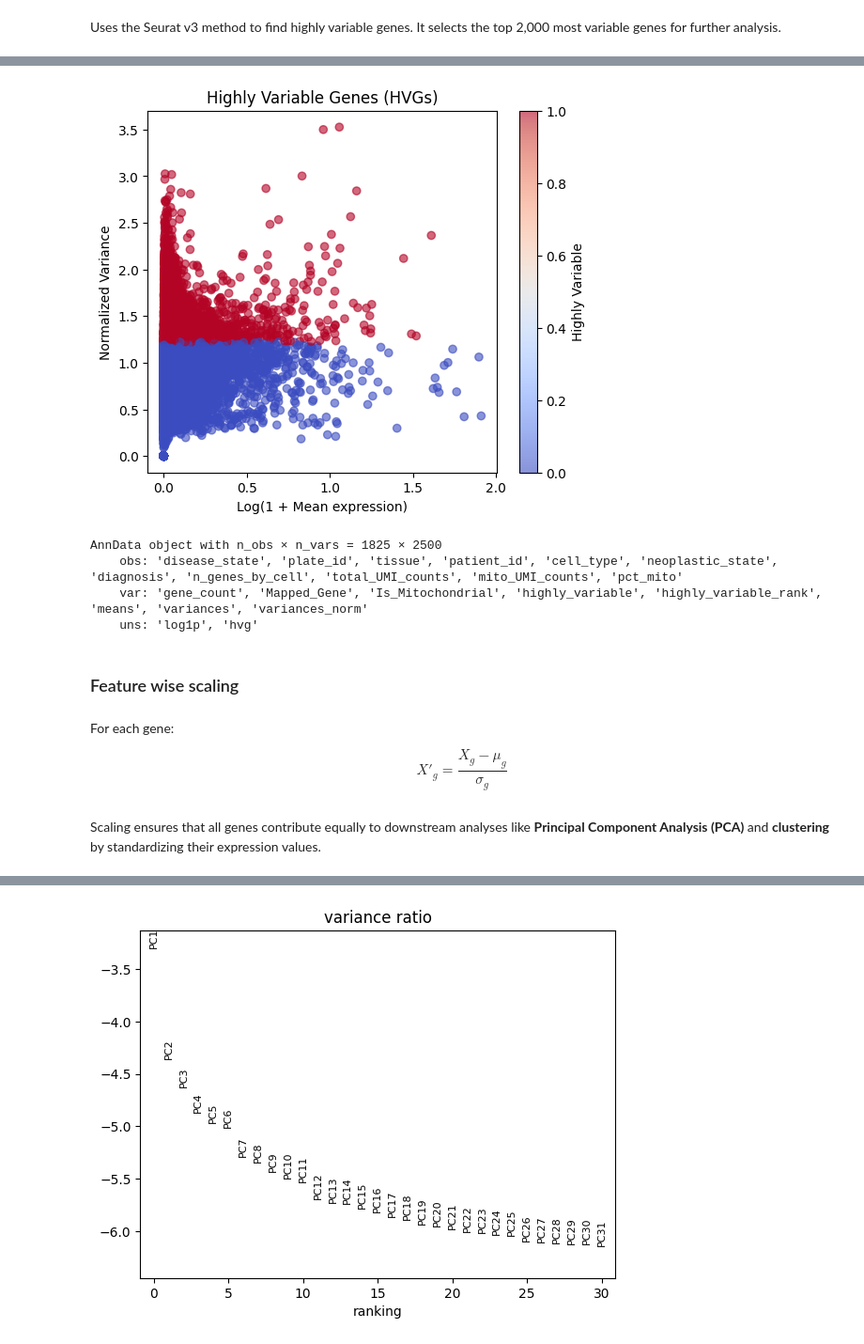
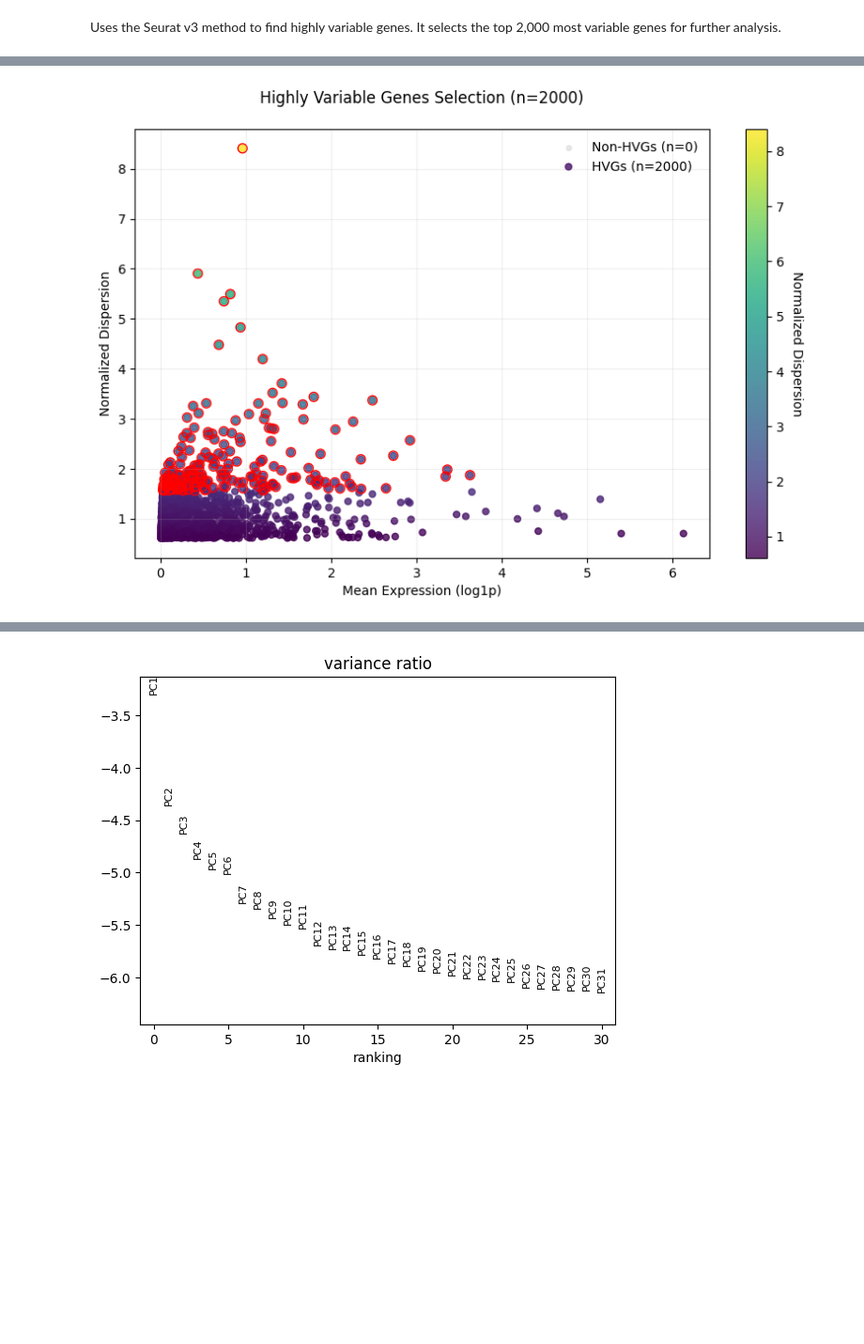
Before and after one commit to henrysaenz/eda_rna, a Jupyter notebook: _sources/raw_data.ipynb, the cells around one changed output, grey strips where cells are left out. Shown at 94% size. Saved outputs shown, nothing was run; the diff lists cells and outputs as text; code cells hidden in the pictures; blank space fills up the shorter version.

```diff
--- a/_sources/raw_data.ipynb
+++ b/_sources/raw_data.ipynb
@@ -560,12 +614,0 @@ sc.pl.highly_variable_genes(adata_glioblastoma_filtered)
-# %%
-adata_hgv = adata_glioblastoma_filtered.var
-
-plt.figure(figsize=(6, 5))
-plt.scatter(np.log1p(adata_hgv['means']), adata_hgv['variances_norm'], c=adata_hgv['highly_variable'], cmap='coolwarm', alpha=0.6)
-plt.xlabel("Log(1 + Mean expression)")
-plt.ylabel("Normalized Variance")
-plt.title("Highly Variable Genes (HVGs)")
-plt.colorbar(label="Highly Variable")
-plt.show()
-# %% [output]
-[figure, removed]
@@ -574,16 +614,0 @@ adata_reduced = adata_glioblastoma_filtered[:, adata_glioblastoma_filtered.var.h
-# %%
-adata_reduced
-# %% [output]
-AnnData object with n_obs × n_vars = 1825 × 2500
-    obs: 'disease_state', 'plate_id', 'tissue', 'patient_id', 'cell_type', 'neoplastic_state', 'diagnosis', 'n_genes_by_cell', 'total_UMI_counts', 'mito_UMI_counts', 'pct_mito'
-    var: 'gene_count', 'Mapped_Gene', 'Is_Mitochondrial', 'highly_variable', 'highly_variable_rank', 'means', 'variances', 'variances_norm'
-    uns: 'log1p', 'hvg'
-# %% [markdown]
-### Feature wise scaling
-# %% [markdown]
-For each gene:
-
-$$X'_{g} = \frac{X_{g} - \mu_g}{\sigma_g}
-$$
-# %% [markdown]
-Scaling ensures that all genes contribute equally to downstream analyses like **Principal Component Analysis (PCA)** and **clustering** by standardizing their expression values.
@@ -591,0 +615,52 @@ sc.pp.scale(adata_glioblastoma_filtered)
+# %%
+# Create a publication-quality HVG plot
+plt.figure(figsize=(10, 6))
+
+# Plot non-HVGs in light gray
+plt.scatter(
+    x=adata_filtered.var[~adata_filtered.var['highly_variable']]['means'],
+    y=adata_filtered.var[~adata_filtered.var['highly_variable']]['dispersions_norm'],
+    c='lightgray',
+    s=15,
+    alpha=0.5,
+    label='Non-HVGs (n={})'.format(adata_filtered.n_vars - 2000)
+)
+
+# Plot HVGs with dispersion-based coloring
+hvg_subset = adata_filtered.var[adata_filtered.var['highly_variable']]
+scatter = plt.scatter(
+    x=hvg_subset['means'],
+    y=hvg_subset['dispersions_norm'],
+    c=hvg_subset['dispersions_norm'],  # Color by dispersion value
+    cmap='viridis',
+    s=25,
+    alpha=0.8,
+    label='HVGs (n=2000)'
+)
+
+# Add colorbar for dispersion values
+cbar = plt.colorbar(scatter)
+cbar.set_label('Normalized Dispersion', rotation=270, labelpad=15)
+
+# Formatting
+plt.title('Highly Variable Genes Selection (n=2000)', pad=20)
+plt.xlabel('Mean Expression (log1p)')
+plt.ylabel('Normalized Dispersion')
+plt.legend(frameon=False)
+plt.grid(True, alpha=0.2)
+
+# Highlight the top 10% most dispersed genes
+top_10_pct = hvg_subset.nlargest(200, 'dispersions_norm')
+plt.scatter(
+    x=top_10_pct['means'],
+    y=top_10_pct['dispersions_norm'],
+    edgecolors='red',
+    facecolors='none',
+    s=50,
+    linewidths=1,
+    label='Top 10% HVGs'
+)
+
+plt.show()
+# %% [output]
+[figure, added]
```
Also changed, not shown: parts of 23 cells of this notebook, 5 other files.
